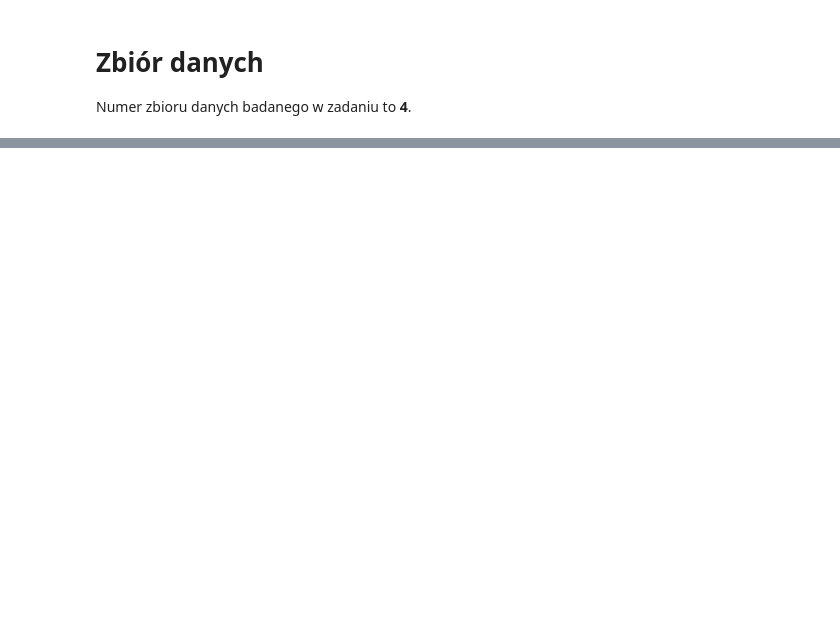
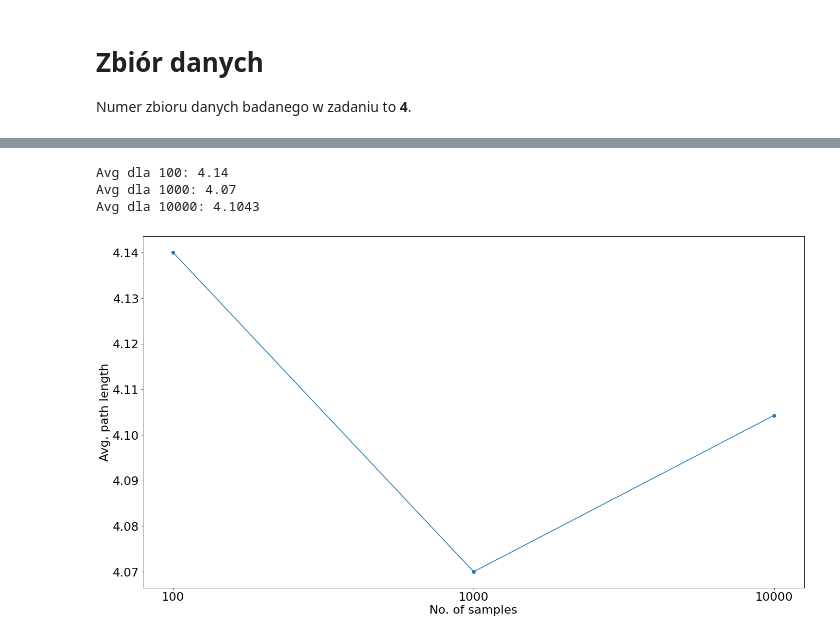
Before and after one commit to agrudkow/tass-project-1, a Jupyter notebook: notebooks/TASS_project_1.ipynb, the cells around one changed output, grey strips where cells are left out. Saved outputs shown, nothing was run; the diff lists cells and outputs as text; code cells hidden in the pictures; blank space fills up the shorter version.

```diff
--- a/notebooks/TASS_project_1.ipynb
+++ b/notebooks/TASS_project_1.ipynb
@@ -30,0 +89,31 @@ nx.shortest_path(G, 'A', 'D', weight='weight')
+# %%
+from random import choices
+
+def calc_avg_path_len(graph, pairs_num: int) -> float:
+  paths_lengths = []
+  graph_nodes = list(graph.nodes())
+  for _ in range(pairs_num):
+    source, target = choices(graph_nodes, k=2) # Losuj ze zwracaniem
+    lenght = nx.shortest_path_length(graph, source=source, target=target)
+    paths_lengths.append(lenght)
+
+  return np.mean(paths_lengths)
+# %%
+avg_path_len_100 = calc_avg_path_len(G_lcc, 100)
+avg_path_len_1000 = calc_avg_path_len(G_lcc, 1000)
+avg_path_len_10000 = calc_avg_path_len(G_lcc, 10000)
+# %%
+print(f'Avg dla 100: {avg_path_len_100}')
+print(f'Avg dla 1000: {avg_path_len_1000}')
+print(f'Avg dla 10000: {avg_path_len_10000}')
+
+fig = plt.figure(figsize =(22, 12))
+plt.plot(['100', '1000', '10000'], [avg_path_len_100, avg_path_len_1000, avg_path_len_10000], '-o')
+plt.ylabel("Avg. path length")
+plt.xlabel("No. of samples")
+plt.show()
+# %% [output]
+Avg dla 100: 4.14
+Avg dla 1000: 4.07
+Avg dla 10000: 4.1043
+[figure, added]
```
Also changed, not shown: parts of 43 cells of this notebook.
